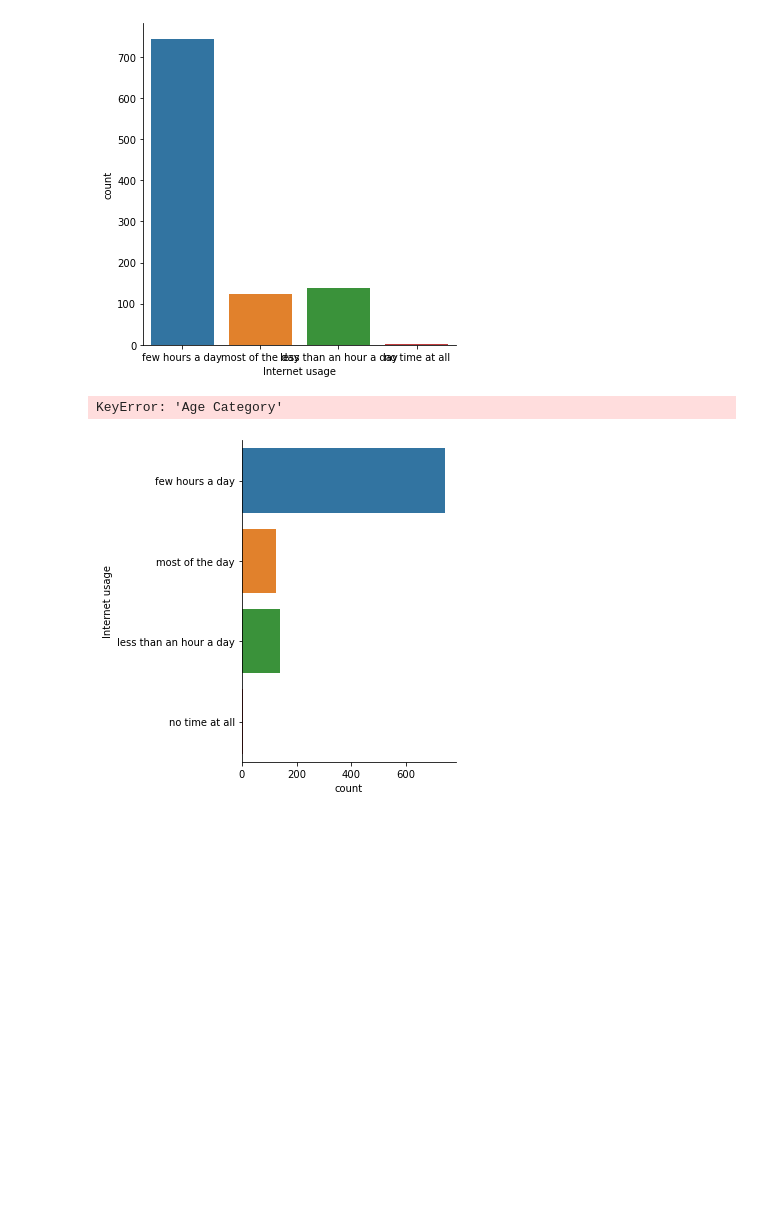
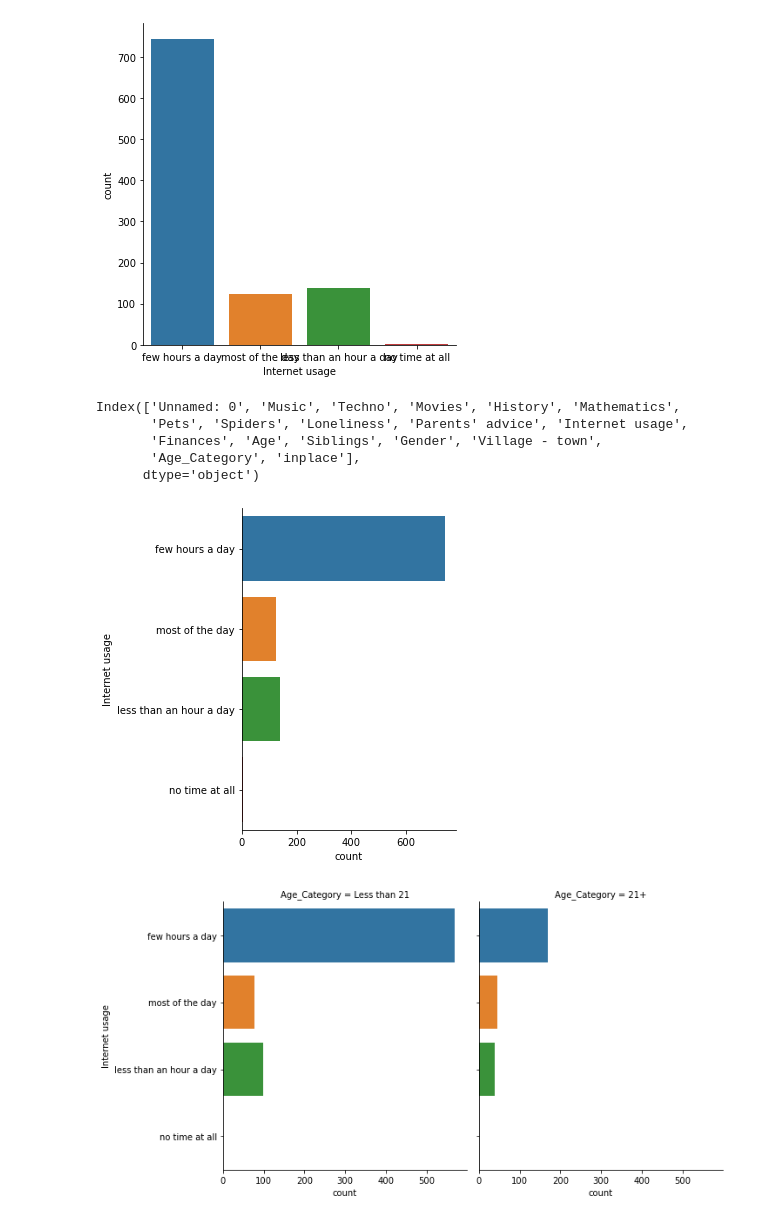
Before and after one commit to Seismic-Striker/Springboard_and_Datacamp, a Jupyter notebook: Section_13_introduction_to_Data_visualization_with_Seaborn/Chapter_3_Visualizing_a_Categorical_and_a_Quantitative_Variable.ipynb, the cells around one changed output. Saved outputs shown, nothing was run; the diff lists cells and outputs as text; code cells hidden in the pictures; blank space fills up the shorter version.

```diff
--- a/Section_13_introduction_to_Data_visualization_with_Seaborn/Chapter_3_Visualizing_a_Categorical_and_a_Quantitative_Variable.ipynb
+++ b/Section_13_introduction_to_Data_visualization_with_Seaborn/Chapter_3_Visualizing_a_Categorical_and_a_Quantitative_Variable.ipynb
@@ -78,16 +79,27 @@ sns.catplot(x="Internet usage", data=survey_data,
 plt.show()
 # %% [output]
 [figure]
+# %%
+survey_data = survey_data.assign(Age_Category = pd.cut(survey_data.Age,
+                                           bins=[0,21,999],
+                                           labels=['Less than 21','21+']),inplace=True)
 # %%
 #Now Horizontal
 sns.catplot(y="Internet usage", data=survey_data,
             kind="count")
 
 #now divided by 'Age Category'
 
 # Separate into column subplots based on age category
 sns.catplot(y="Internet usage", data=survey_data,
-            kind="count", col="Age Category")
+            kind="count",col='Age_Category')
+
+print(survey_data.columns)
 # %% [output]
-KeyError: 'Age Category'
+Index(['Unnamed: 0', 'Music', 'Techno', 'Movies', 'History', 'Mathematics',
+       'Pets', 'Spiders', 'Loneliness', 'Parents' advice', 'Internet usage',
+       'Finances', 'Age', 'Siblings', 'Gender', 'Village - town',
+       'Age_Category', 'inplace'],
+      dtype='object')
 [figure]
+[figure, added]
```
Also changed, not shown: parts of 15 cells of this notebook, 16 other files.
